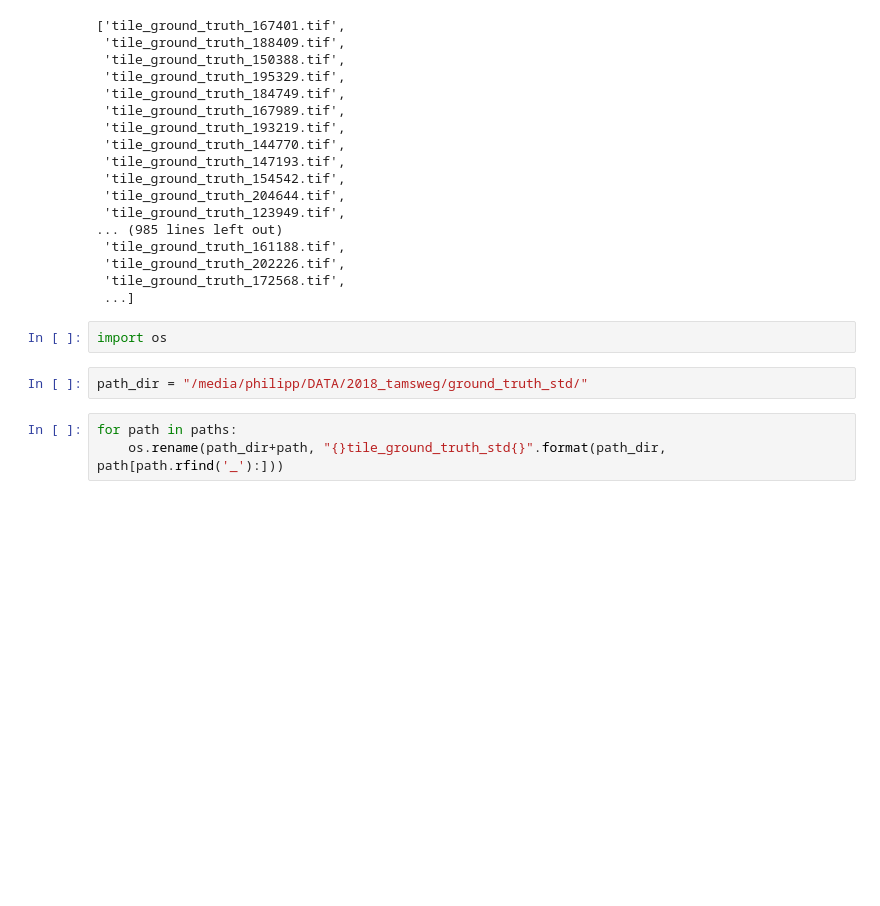
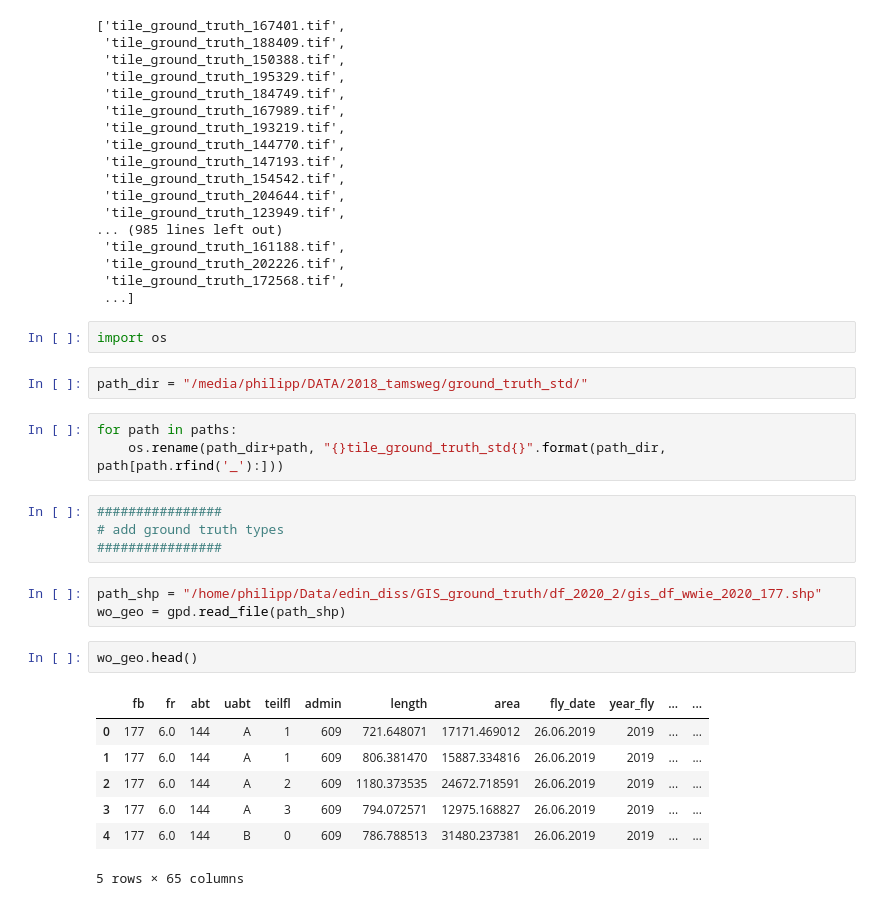
Before and after one commit to satlawa/edin_dataset, a Jupyter notebook: create_ground_truth.ipynb, the cells around one changed output. Saved outputs shown, nothing was run; the diff lists cells and outputs as text; blank space fills up the shorter version.

Commit message:
added condtions for making ground truth

```diff
--- a/create_ground_truth.ipynb
+++ b/create_ground_truth.ipynb
@@ -95,3 +86,20 @@ path_dir = "/media/philipp/DATA/2018_tamsweg/ground_truth_std/"
 # %%
 for path in paths:
     os.rename(path_dir+path, "{}tile_ground_truth_std{}".format(path_dir, path[path.rfind('_'):]))
+# %%
+################
+# add ground truth types
+################
+# %%
+path_shp = "/home/philipp/Data/edin_diss/GIS_ground_truth/df_2020_2/gis_df_wwie_2020_177.shp"
+wo_geo = gpd.read_file(path_shp)
+# %%
+wo_geo.head()
+# %% [output]
+|  | fb | fr | abt | uabt | teilfl | admin | length | area | fly_date | year_fly | ... | ... |
+| 0 | 177 | 6.0 | 144 | A | 1 | 609 | 721.648071 | 17171.469012 | 26.06.2019 | 2019 | ... | ... |
+| 1 | 177 | 6.0 | 144 | A | 1 | 609 | 806.381470 | 15887.334816 | 26.06.2019 | 2019 | ... | ... |
+| 2 | 177 | 6.0 | 144 | A | 2 | 609 | 1180.373535 | 24672.718591 | 26.06.2019 | 2019 | ... | ... |
+| 3 | 177 | 6.0 | 144 | A | 3 | 609 | 794.072571 | 12975.168827 | 26.06.2019 | 2019 | ... | ... |
+| 4 | 177 | 6.0 | 144 | B | 0 | 609 | 786.788513 | 31480.237381 | 26.06.2019 | 2019 | ... | ... |
+5 rows × 65 columns
```
Also changed, not shown: parts of 9 cells of this notebook.
